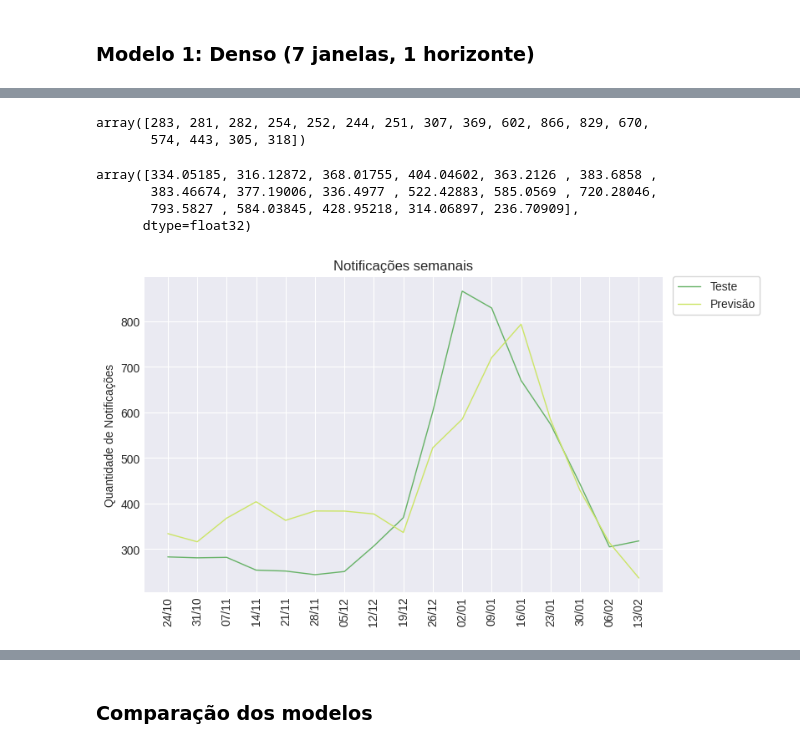
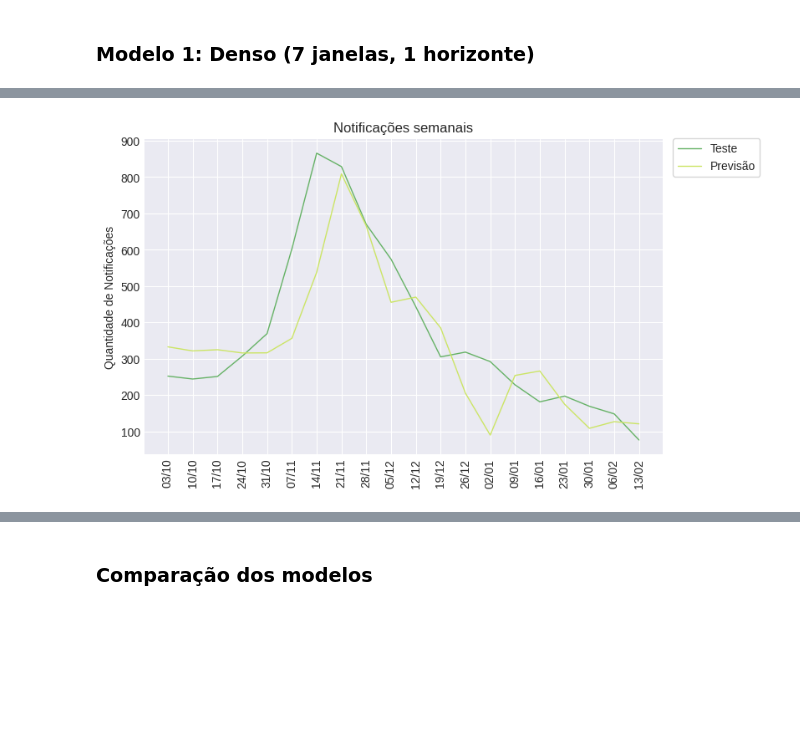
Before and after one commit to flohmannjr/PJI410, a Jupyter notebook: PJI410_aprendizado.ipynb, the cells around one changed output, grey strips where cells are left out. Cells and saved outputs as stored; diff of their text form; code cells hidden in the pictures; blank space fills up the shorter version.

Commit message:
Update modelo 2 e ajustes

```diff
--- a/PJI410_aprendizado.ipynb
+++ b/PJI410_aprendizado.ipynb
@@ -533,7 +552,7 @@ metricas = [None] * 10
 # %% [markdown]
 ### Hiperparâmetros
 # %%
-LOTE_TAMANHO = 128
+LOTE_TAMANHO = 32
 
 CAMADAS = 4
 
@@ -703,6 +685,6 @@ metricas[1]
 # %%
-janela_tamanho = 24
-horizonte_tamanho = 8
+janela_tamanho = 14
+horizonte_tamanho = 1
 
 janelas, horizontes = criar_janelas(quantidades, janela_tamanho, horizonte_tamanho)
 
@@ -754,13 +696,13 @@ len(janelas_treino), len(janelas_teste), len(horizontes_treino), len(horizontes_
 # %%
 %%time
 
-tf.random.set_seed(SEMENTE)
+set_global_determinism(seed=SEMENTE)
 
-modelo_nome = 'modelo_2_denso_24j_8h'
+modelo_nome = 'modelo_2_denso_14j_1h'
 
 modelo = Sequential(name=modelo_nome)
 
-[modelo.add(Dense(units=CAMADA_UNIDADES, kernel_initializer=CAMADA_INICIALIZADOR, activation=CAMADA_ATIVACAO, name=f'camada_relu_{c}')) for c in range(CAMADAS)]
+[modelo.add(Dense(units=CAMADA_UNIDADES, kernel_initializer=CAMADA_INICIALIZADOR, activation=CAMADA_ATIVACAO, name=f'camada_oculta_{c}')) for c in range(CAMADAS)]
 modelo.add(Dense(units=horizonte_tamanho, activation=SAIDA_ATIVACAO, name='camada_saida'))
 
 modelo.compile(loss=PERDA,
@@ -772,8 +714,6 @@ modelo.fit(x=janelas_treino,
            epochs=ITERACOES,
            batch_size=LOTE_TAMANHO,
            validation_data=(janelas_teste, horizontes_teste),
-           callbacks=[EarlyStopping(monitor='val_loss', patience=100, restore_best_weights=True),
-                      ReduceLROnPlateau(monitor='val_loss', patience=50)],
            verbose=0)
 
 previsoes = modelo.predict(janelas_teste, verbose=0)
@@ -795,22 +723,5 @@ array(['2022-10-24T00:00:00.000000000', '2022-10-31T00:00:00.000000000',
-# %%
-horizontes_teste[:, 0]
-# %% [output]
-array([283, 281, 282, 254, 252, 244, 251, 307, 369, 602, 866, 829, 670,
-       574, 443, 305, 318])
-# %%
-previsoes[:, 0]
-# %% [output]
-array([334.05185, 316.12872, 368.01755, 404.04602, 363.2126 , 383.6858 ,
-       383.46674, 377.19006, 336.4977 , 522.42883, 585.0569 , 720.28046,
-       793.5827 , 584.03845, 428.95218, 314.06897, 236.70909],
-      dtype=float32)
 # %%
-# grafico_series(X_teste=X_test[-len(janelas_teste):], y_teste=tf.squeeze(horizontes_teste),
-#                X_previsao=X_test[-len(janelas_teste):], y_previsao=tf.squeeze(previsoes),
-#                inicio=-60)
-
-grafico_series(X_teste=X_test[-len(janelas_teste):], y_teste=horizontes_teste[:, 0],
-               X_previsao=X_test[-len(janelas_teste):], y_previsao=previsoes[:, 0],
-               inicio=-60)
+grafico_series(X_teste=X_test[-len(janelas_teste):], y_teste=horizontes_teste[:, -1],
+               X_previsao=X_test[-len(janelas_teste):], y_previsao=previsoes[:, -1])
 # %% [output]
-[figure, old version]
+[figure, new version]
```
Also changed, not shown: parts of 28 cells of this notebook.
